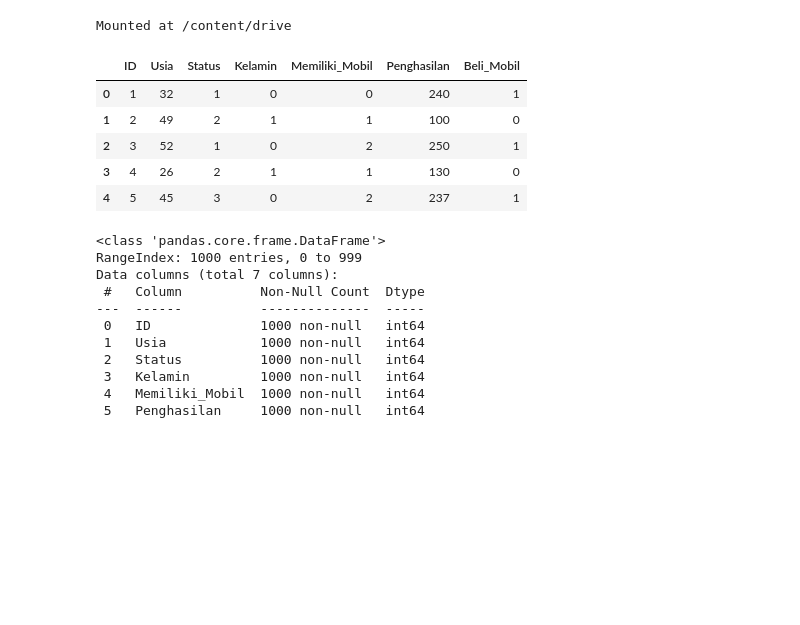
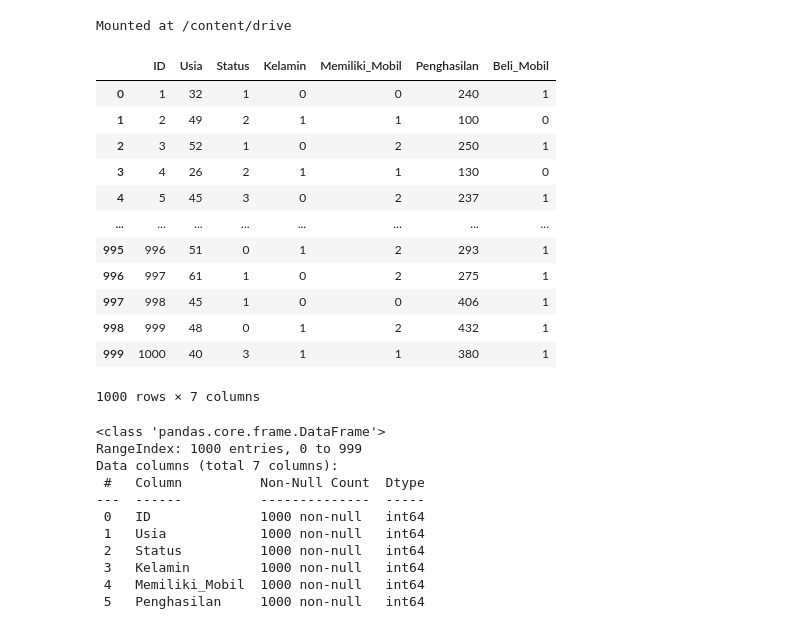
Before and after one commit to autummzebto/Praktikum-Machine-Learning, a Jupyter notebook: Praktikum4/TugasMandiri.ipynb, the cells around one changed output. Saved outputs shown, nothing was run; the diff lists cells and outputs as text; code cells hidden in the pictures; blank space fills up the shorter version.

```diff
--- a/Praktikum4/TugasMandiri.ipynb
+++ b/Praktikum4/TugasMandiri.ipynb
@@ -23,14 +22,21 @@ from sklearn.metrics import (
 )
 # %%
 df = pd.read_csv(path)
-df.head()
+df
 # %% [output]
 |  | ID | Usia | Status | Kelamin | Memiliki_Mobil | Penghasilan | Beli_Mobil |
 | 0 | 1 | 32 | 1 | 0 | 0 | 240 | 1 |
 | 1 | 2 | 49 | 2 | 1 | 1 | 100 | 0 |
 | 2 | 3 | 52 | 1 | 0 | 2 | 250 | 1 |
 | 3 | 4 | 26 | 2 | 1 | 1 | 130 | 0 |
 | 4 | 5 | 45 | 3 | 0 | 2 | 237 | 1 |
+| ... | ... | ... | ... | ... | ... | ... | ... |
+| 995 | 996 | 51 | 0 | 1 | 2 | 293 | 1 |
+| 996 | 997 | 61 | 1 | 0 | 2 | 275 | 1 |
+| 997 | 998 | 45 | 1 | 0 | 0 | 406 | 1 |
+| 998 | 999 | 48 | 0 | 1 | 2 | 432 | 1 |
+| 999 | 1000 | 40 | 3 | 1 | 1 | 380 | 1 |
+1000 rows × 7 columns
 # %%
 df.info()
 df.describe()
```
Also changed, not shown: parts of 18 cells of this notebook.
